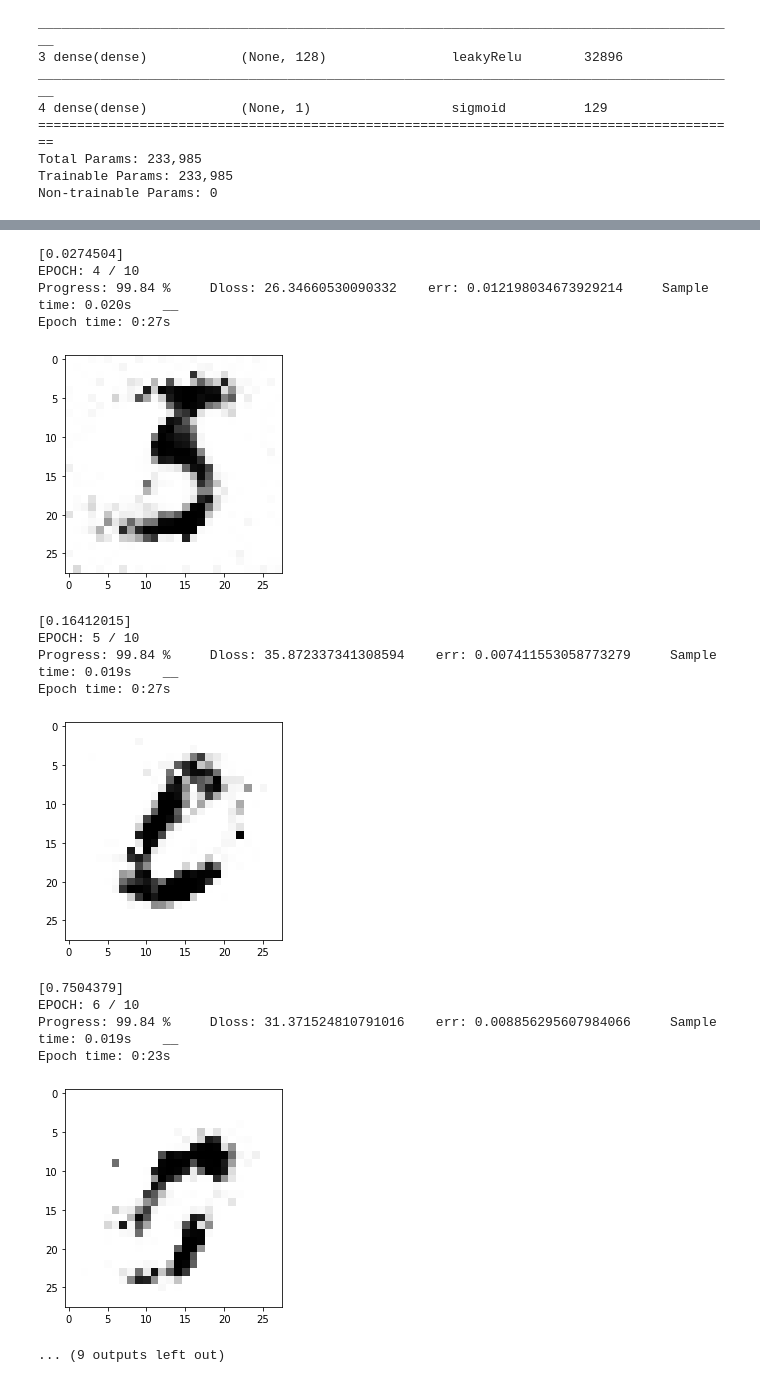
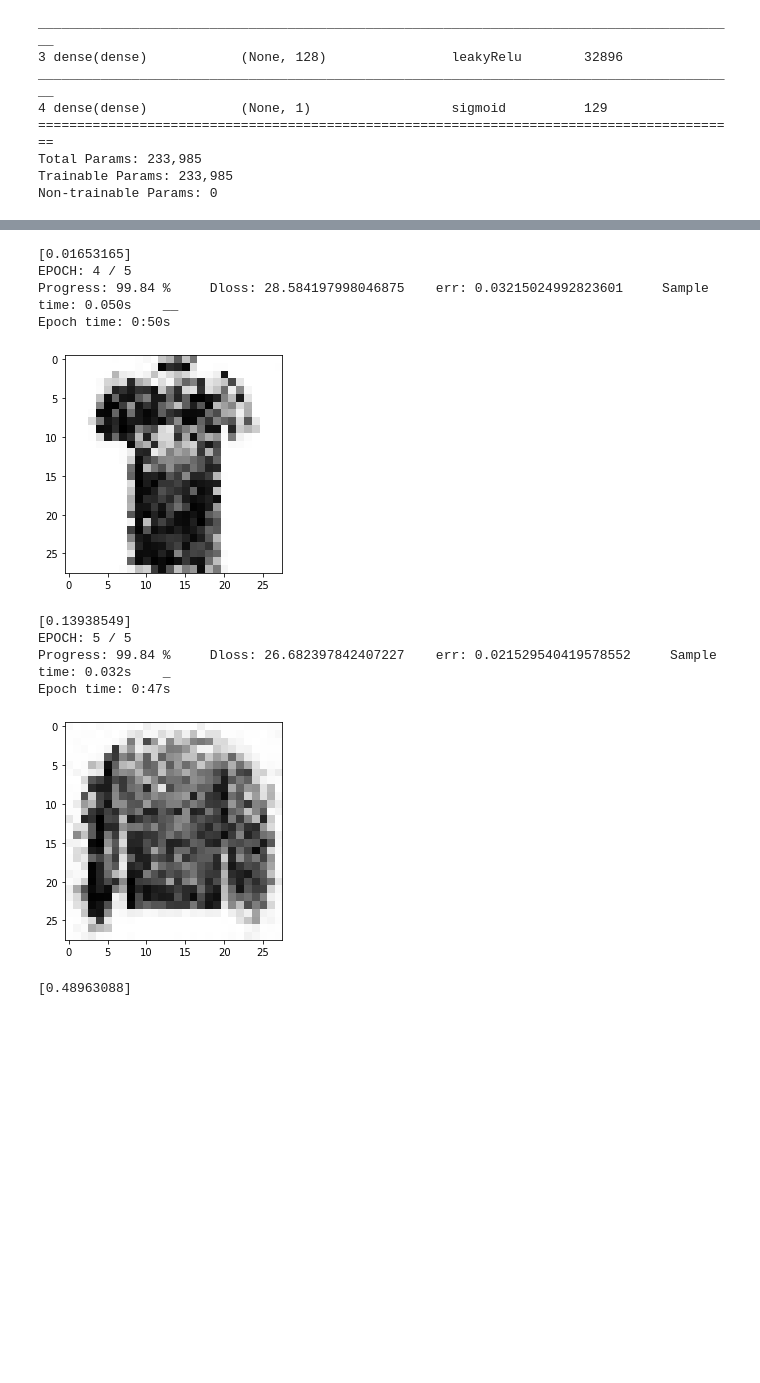
Before and after one commit to ShivamShrirao/GANs_from_scratch, a Jupyter notebook: GAN_mnist.ipynb, the cells around one changed output, grey strips where cells are left out. Cells and saved outputs as stored; diff of their text form; code cells hidden in the pictures; blank space fills up the shorter version.

```diff
--- a/GAN_mnist.ipynb
+++ b/GAN_mnist.ipynb
@@ -7,7 +7,7 @@ import numpy as np
 # %%
 from mnist import MNIST
 print("Loading dataset....")
-mndata = MNIST('../mnist_dataset')
+mndata = MNIST('../mnist_fashion')
 X_train, y_train = mndata.load_training()
 X_train = (mndata.process_images_to_numpy(X_train)/255).astype(np.float32)
 X_test, y_test = mndata.load_testing()
@@ -101,7 +101,7 @@ def run():
     # Label real ones as 90% real
     y_fake=np.zeros((batch_size,1),dtype=np.float32)
     y_real=np.ones((batch_size,1),dtype=np.float32)
-    y_gen=np.ones((batch_size,1),dtype=np.float32)
+    y_gen=np.ones((batch_size*2,1),dtype=np.float32)
     for step in range(dsz//batch_size):
         stt=time()
         noise=np.random.randn(batch_size,100).astype(np.float32)
@@ -117,7 +117,7 @@ def run():
         dout2=d.train_on_batch(generated_images,y_fake)
         dloss=functions.cross_entropy(logits=dout2,labels=y_fake).sum()
         # Treat noised input of generator as real data
-        noise=np.random.randn(batch_size,100).astype(np.float32)
+        noise=np.random.randn(batch_size*2,100).astype(np.float32)
         # Train generator
         gout=g.forward(noise)
         # do not train discriminator and find delta for generator
@@ -143,5 +143,5 @@ print(d.predict(img))
 # %%
-epochs=10
+epochs=5
 for epoch in range(epochs):
     print("EPOCH:",epoch+1,'/',epochs)
     st_tm=time()
@@ -170,19 +170,14 @@ Epoch time: 0:22s
-[0.0274504]
-EPOCH: 4 / 10
-Progress: 99.84 %     Dloss: 26.34660530090332    err: 0.012198034673929214     Sample time: 0.020s    __
-Epoch time: 0:27s
+[0.01653165]
+EPOCH: 4 / 5
+Progress: 99.84 %     Dloss: 28.584197998046875    err: 0.03215024992823601     Sample time: 0.050s    __
+Epoch time: 0:50s
-[figure, old version]
+[figure, new version]
-[0.16412015]
-EPOCH: 5 / 10
-Progress: 99.84 %     Dloss: 35.872337341308594    err: 0.007411553058773279     Sample time: 0.019s    __
-Epoch time: 0:27s
+[0.13938549]
+EPOCH: 5 / 5
+Progress: 99.84 %     Dloss: 26.682397842407227    err: 0.021529540419578552     Sample time: 0.032s    _
+Epoch time: 0:47s
-[figure, old version]
+[figure, new version]
-[0.7504379]
-EPOCH: 6 / 10
-Progress: 99.84 %     Dloss: 31.371524810791016    err: 0.008856295607984066     Sample time: 0.019s    __
-Epoch time: 0:23s
+[0.48963088]
-[figure, removed]
-... (9 outputs left out)
 # %%
 noise=np.random.normal(-1,1,(1,100)).astype(np.float32)
 gen=g.predict(noise)
```
Also changed, not shown: parts of 5 cells of this notebook, 4 other files.
